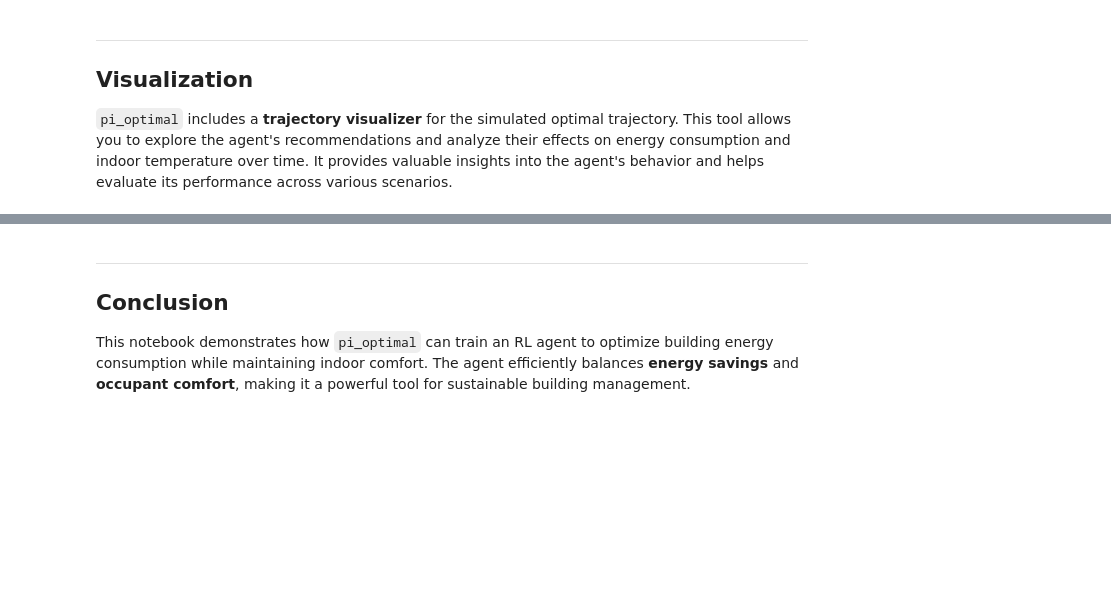
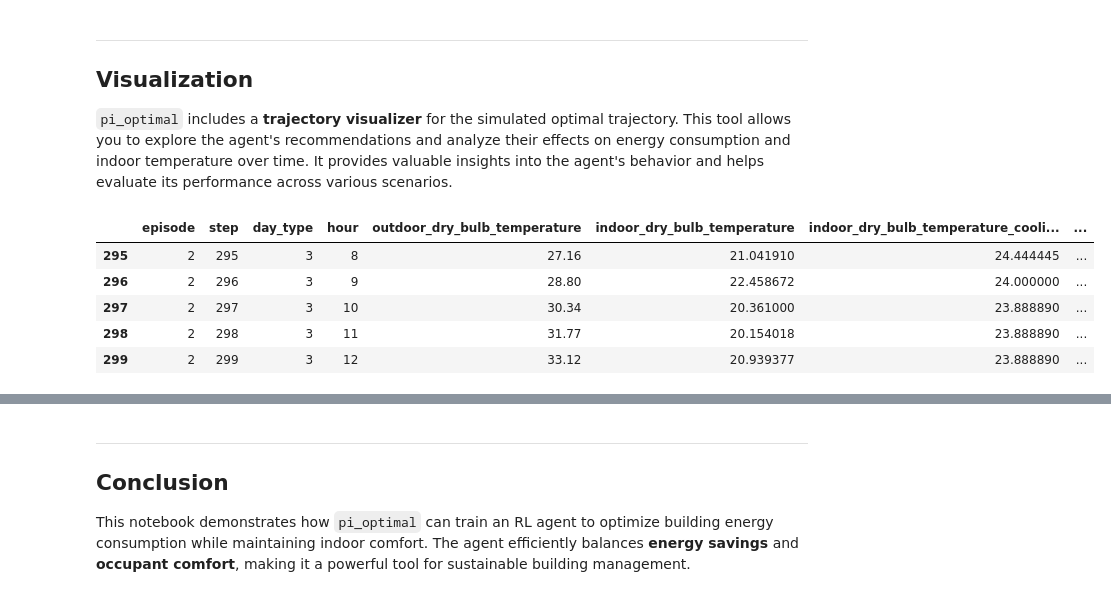
Before and after one commit to pi-optimal/pi-optimal, a Jupyter notebook: notebooks/tutorial_temperature_control/example_building_temperature_control.ipynb, the cells around one changed output, grey strips where cells are left out. Cells and saved outputs as stored; diff of their text form; code cells hidden in the pictures; blank space fills up the shorter version.

```diff
--- a/notebooks/tutorial_temperature_control/example_building_temperature_control.ipynb
+++ b/notebooks/tutorial_temperature_control/example_building_temperature_control.ipynb
@@ -283,6 +289,15 @@ The agent optimizes actions by considering future outcomes over a multi-step hor
 ## Visualization
 
 `pi_optimal` includes a **trajectory visualizer** for the simulated optimal trajectory. This tool allows you to explore the agent's recommendations and analyze their effects on energy consumption and indoor temperature over time. It provides valuable insights into the agent's behavior and helps evaluate its performance across various scenarios.
+# %%
+df_current_building_energy_consumption.iloc[-5:]
+# %% [output]
+|  | episode | step | day_type | hour | outdoor_dry_bulb_temperature | indoor_dry_bulb_temperature | indoor_dry_bulb_temperature_cooli... | ... |
+| 295 | 2 | 295 | 3 | 8 | 27.16 | 21.041910 | 24.444445 | ... |
+| 296 | 2 | 296 | 3 | 9 | 28.80 | 22.458672 | 24.000000 | ... |
+| 297 | 2 | 297 | 3 | 10 | 30.34 | 20.361000 | 23.888890 | ... |
+| 298 | 2 | 298 | 3 | 11 | 31.77 | 20.154018 | 23.888890 | ... |
+| 299 | 2 | 299 | 3 | 12 | 33.12 | 20.939377 | 23.888890 | ... |
 # %%
 from pi_optimal.utils.trajectory_visualizer import TrajectoryVisualizer
 
```
Also changed, not shown: parts of 5 cells of this notebook, 5 other files.
